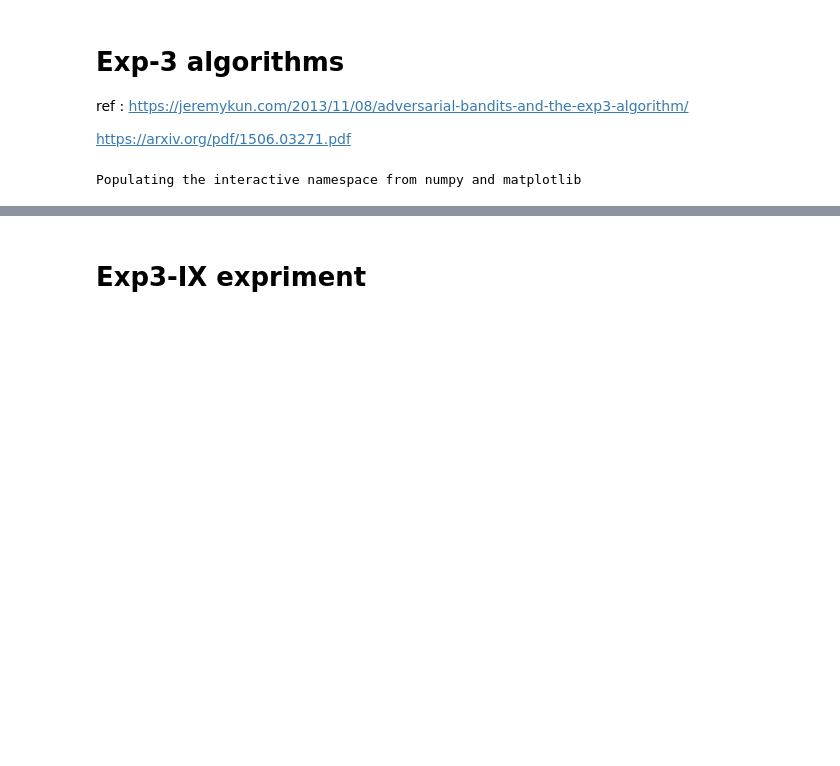
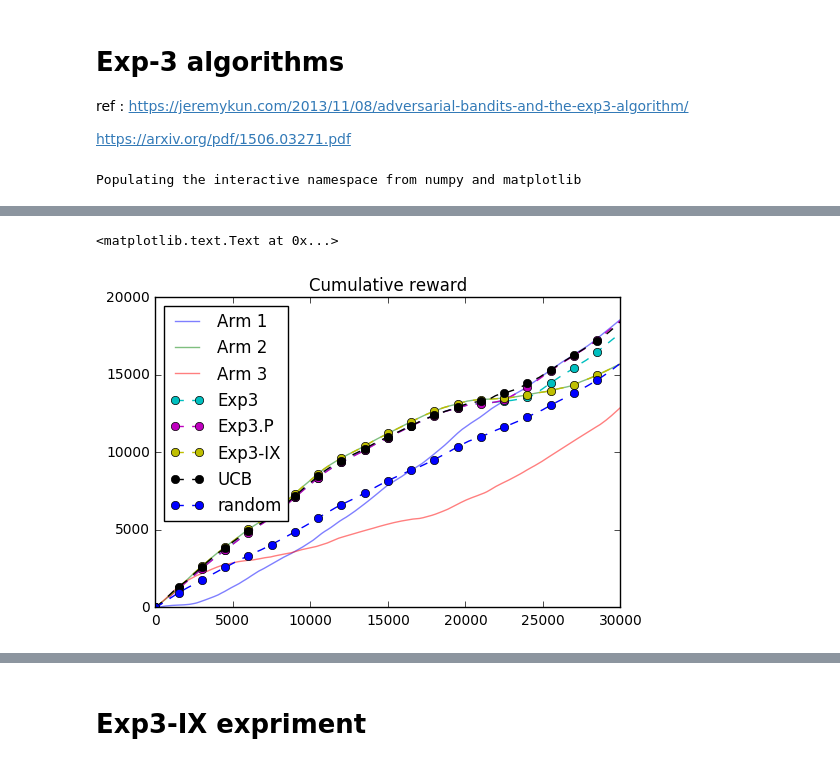
Before and after one commit to NicolasSchreuder/AdversarialBandit, a Jupyter notebook: Experiments.ipynb, the cells around one changed output, grey strips where cells are left out. Saved outputs shown, nothing was run; the diff lists cells and outputs as text; code cells hidden in the pictures; blank space fills up the shorter version.

```diff
--- a/Experiments.ipynb
+++ b/Experiments.ipynb
@@ -160,6 +160,16 @@ def UCB1(MAB, T, rho):
         # increment
         n_iter += 1
     return rew_draws
+# %%
+def Random(MAB, T):
+
+    reward_hist = []
+    for i in range(T):
+        index = np.random.randint(len(MAB))
+        reward = MAB[index].sample(i)
+
+        reward_hist.append(reward)
+    return reward_hist
 # %%
 # we define gaussian trajectories normalized to lie in [0, 1]
 
@@ -190,3 +206,29 @@ plt.title('Rewards')
+# %%
+arm1_cumsum = np.cumsum(arm1.rewards)
+arm2_cumsum = np.cumsum(arm2.rewards)
+arm3_cumsum = np.cumsum(arm3.rewards)
+exp3_cumsum = np.cumsum(rew)
+exp3_P_cumsum = np.cumsum(rew_P)
+exp3_IX_cumsum = np.cumsum(rew_IX)
+UCB_cumsum = np.cumsum(rew_UCB)
+rew_cumsum = np.cumsum(rew_random)
+
+plt.plot(np.cumsum(arm1.rewards), alpha=0.5, label="Arm 1")
+plt.plot(np.cumsum(arm2.rewards), alpha=0.5, label="Arm 2")
+plt.plot(np.cumsum(arm3.rewards), alpha=0.5, label="Arm 3")
+
+plt.plot(exp3_cumsum, '--o', markevery=1500, label="Exp3")
+
+plt.plot(exp3_P_cumsum, '--o', markevery=1500, label="Exp3.P")
+plt.plot(exp3_IX_cumsum, '--o', markevery=1500, label="Exp3-IX")
+plt.plot(UCB_cumsum, '--o', markevery=1500, label="UCB")
+plt.plot(rew_cumsum, '--o', markevery=1500, label="random")
+
+plt.legend(loc="upper left")
+plt.title("Cumulative reward")
+# %% [output]
+<matplotlib.text.Text at 0x...>
+[figure, added]
 # %%
 n_iter = 10
 rews_exp3, rews_exp3P, rews_IX= [np.zeros((n_iter, T)) for _ in range(3)]
```
Also changed, not shown: parts of 9 cells of this notebook.
